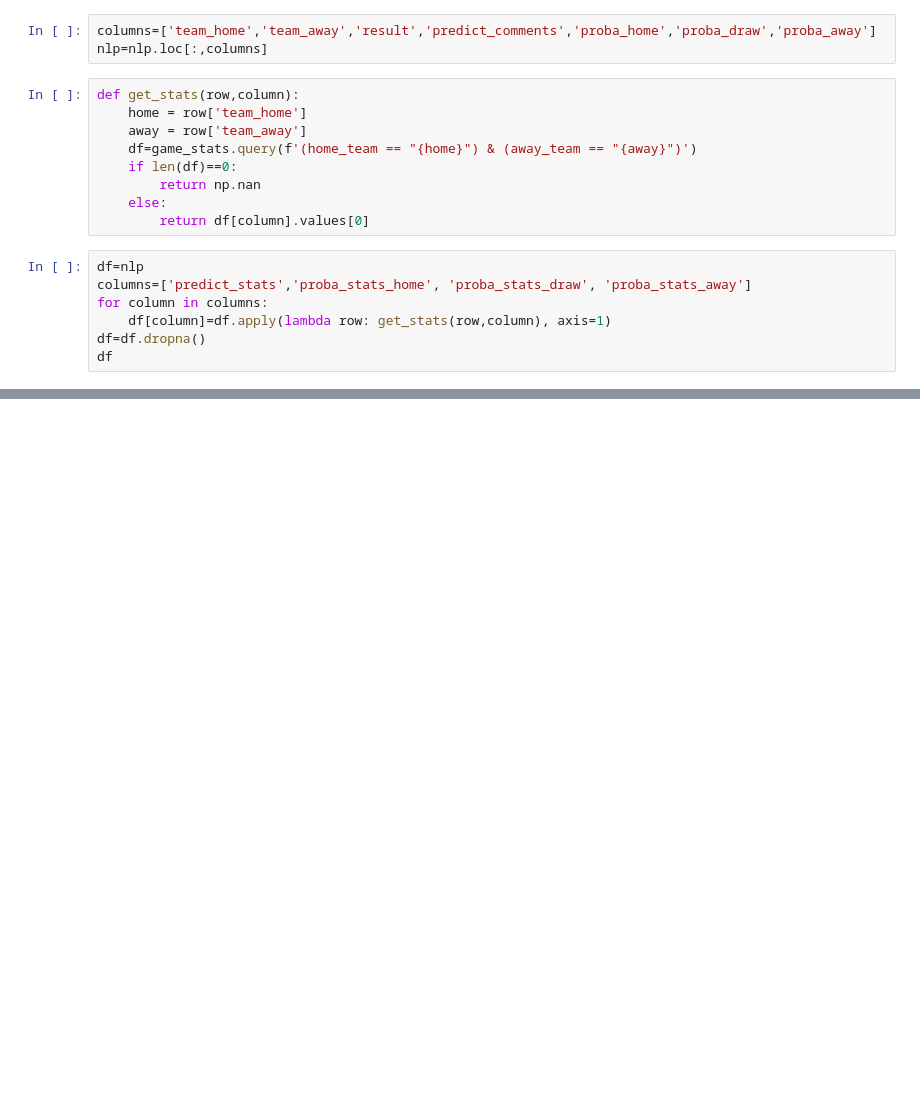
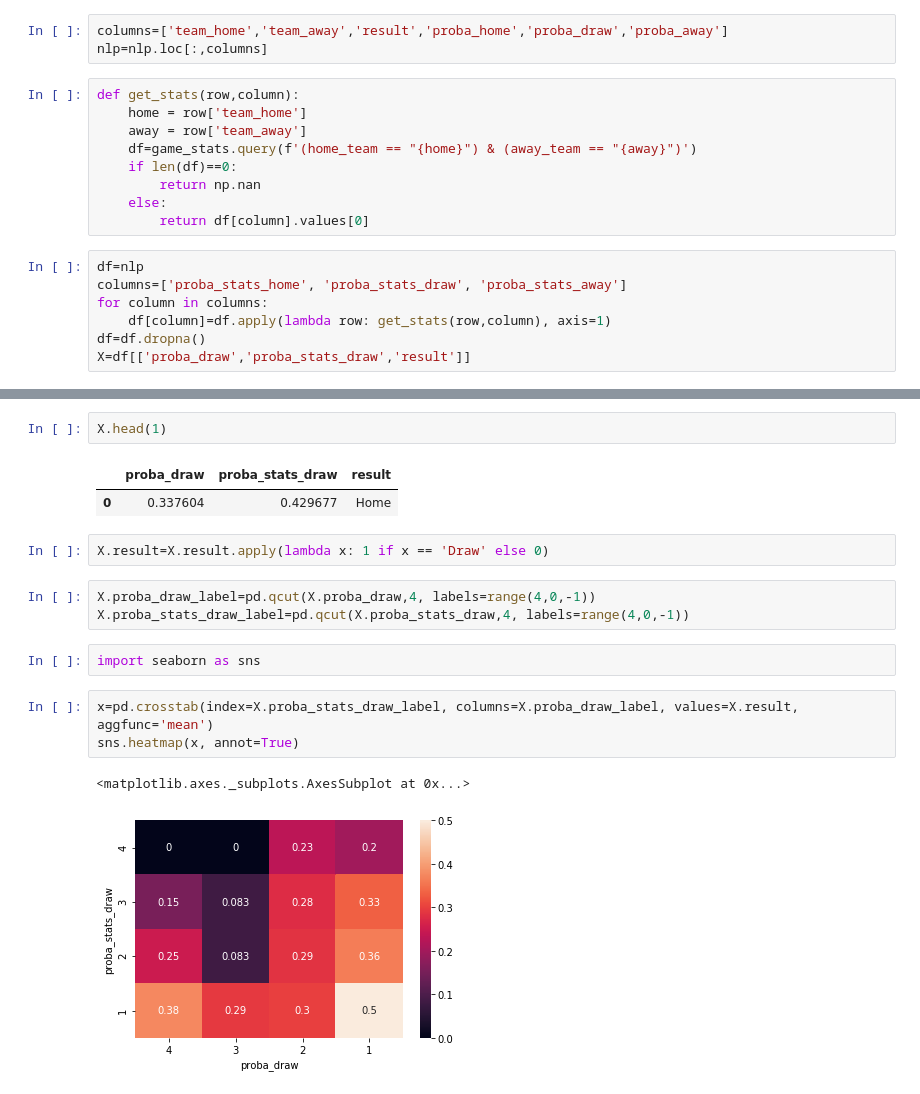
Before and after one commit to luisgzaparolli/bundesbet, a Jupyter notebook: models/stack/stack.ipynb, the cells around one changed output, grey strips where cells are left out. Drawn from its saved outputs; the diff is of its cells as text; blank space fills up the shorter version.

Commit message:
att comments

```diff
--- a/models/stack/stack.ipynb
+++ b/models/stack/stack.ipynb
@@ -8,7 +8,7 @@ nlp=pd.read_csv('nlp_results.csv')
 columns=['home_team','away_team','final_result','predict_stats','proba_stats_home','proba_stats_draw','proba_stats_away']
 game_stats=game_stats.loc[:,columns]
 # %%
-columns=['team_home','team_away','result','predict_comments','proba_home','proba_draw','proba_away']
+columns=['team_home','team_away','result','proba_home','proba_draw','proba_away']
 nlp=nlp.loc[:,columns]
 # %%
 def get_stats(row,column):
@@ -21,8 +21,8 @@ def get_stats(row,column):
         return df[column].values[0]
 # %%
 df=nlp
-columns=['predict_stats','proba_stats_home', 'proba_stats_draw', 'proba_stats_away']
+columns=['proba_stats_home', 'proba_stats_draw', 'proba_stats_away']
 for column in columns:
     df[column]=df.apply(lambda row: get_stats(row,column), axis=1)
 df=df.dropna()
-df
+X=df[['proba_draw','proba_stats_draw','result']]
@@ -42,0 +29,18 @@ df
+# %%
+X.head(1)
+# %% [output]
+|  | proba_draw | proba_stats_draw | result |
+| 0 | 0.337604 | 0.429677 | Home |
+# %%
+X.result=X.result.apply(lambda x: 1 if x == 'Draw' else 0)
+# %%
+X.proba_draw_label=pd.qcut(X.proba_draw,4, labels=range(4,0,-1))
+X.proba_stats_draw_label=pd.qcut(X.proba_stats_draw,4, labels=range(4,0,-1))
+# %%
+import seaborn as sns
+# %%
+x=pd.crosstab(index=X.proba_stats_draw_label, columns=X.proba_draw_label, values=X.result, aggfunc='mean')
+sns.heatmap(x, annot=True)
+# %% [output]
+<matplotlib.axes._subplots.AxesSubplot at 0x...>
+[figure, added]
```
Also changed, not shown: parts of 2 cells of this notebook, 14 other files.
